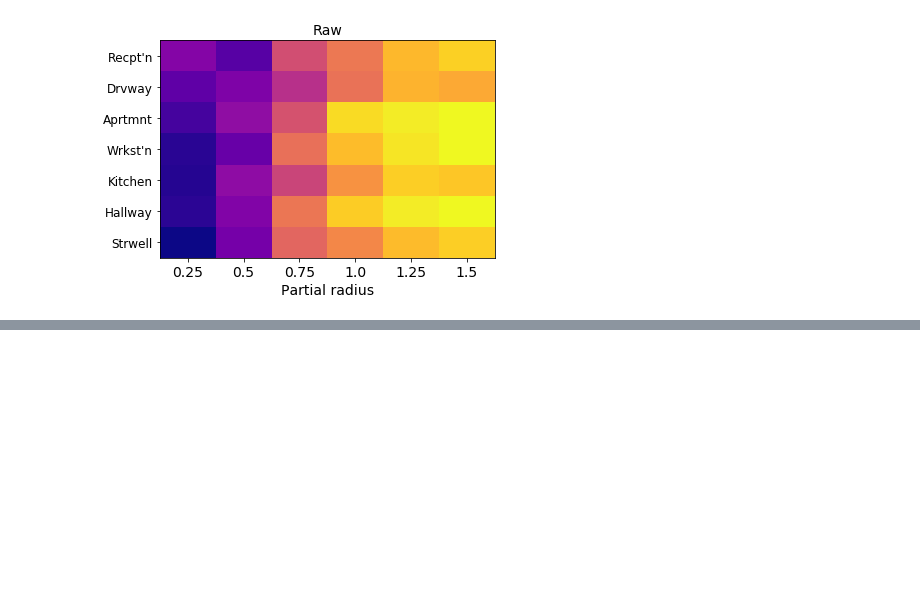
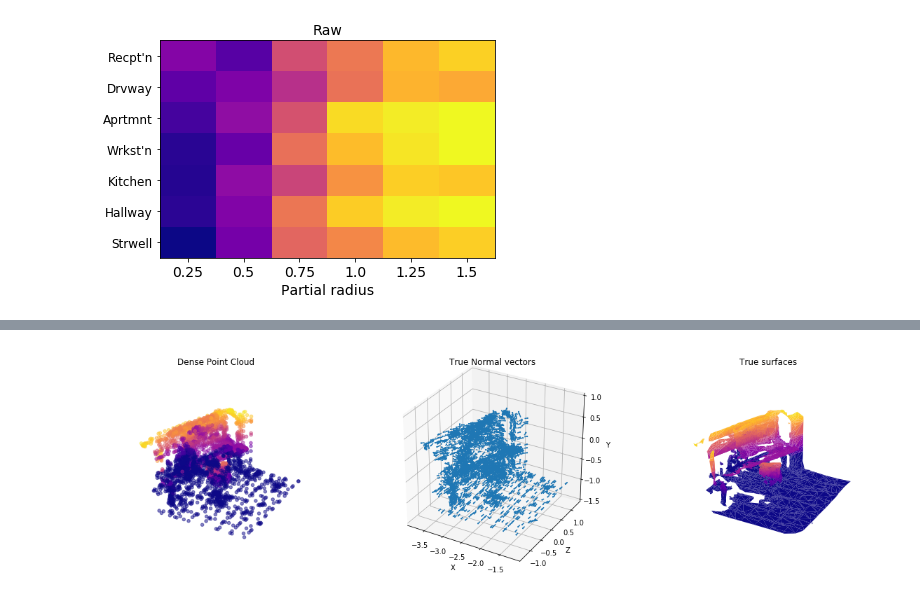
Before and after one commit to spatial-privacy/3d-spatial-privacy, a Jupyter notebook: spatial-properties.ipynb, the cells around one changed output, grey strips where cells are left out. Cells and saved outputs as stored; diff of their text form; code cells hidden in the pictures; blank space fills up the shorter version.

```diff
--- a/spatial-properties.ipynb
+++ b/spatial-properties.ipynb
@@ -1608,0 +2208,82 @@ plt.yticks(np.arange(0,7,1),contiguous_names_short,fontsize = 12)
+# %%
+# pointCollection --> object_number, vertices, vertex normals, polygonswith open('many_ransac_generalizedPointCollection.pickle','rb') as f:
+
+with open('../../mr-3d/centeredPointCollection.pickle','rb') as f:
+    centeredPointCollection = pickle.load(f)
+
+space = 3
+sample = 9
+
+fig=plt.figure(figsize=(20, 20)) ##fig=plt.figure(figsize=(80, 80))
+
+descriptor_resolution = 10
+
+ax0 = fig.add_subplot(3,3,1, projection='3d')
+ax0.set_xlabel('X')
+ax0.set_ylabel('Z')
+ax0.set_zlabel('Y')
+ax0.set_zlim(-1.5,1)
+ax0.set_title('Dense Point Cloud')
+
+ax1 = fig.add_subplot(3,3,3, projection='3d')
+ax1.set_xlabel('X')
+ax1.set_ylabel('Z')
+ax1.set_zlabel('Y')
+ax1.set_zlim(-1.5,1)
+ax1.set_title('True surfaces')
+
+ax4 = fig.add_subplot(3,3,2, projection='3d')
+ax4.set_xlabel('X')
+ax4.set_ylabel('Z')
+ax4.set_zlabel('Y')
+ax4.set_zlim(-1.5,1)
+ax4.set_title('True Normal vectors')
+
+object_name =  centeredPointCollection[space][0]
+pointCloud = np.asarray(centeredPointCollection[space][1])
+triangles = np.asarray(centeredPointCollection[space][2])
+
+#pointCloud = np.concatenate((pointCloud,normals),axis = 1)
+
+print(object_name,pointCloud.shape, triangles.shape)
+
+t0 = time.time()
+
+X = pointCloud[:,0]
+Y = pointCloud[:,1]
+Z = pointCloud[:,2]
+
+ax0.set_xlim(min(X), max(X))
+ax0.set_ylim(min(-Z), max(-Z))
+ax1.set_xlim(min(X), max(X))
+ax1.set_ylim(min(-Z), max(-Z))
+
+try:
+    imT = ax0.scatter(
+        X,-Z,Y,
+        c = Y,
+        cmap = mpl.cm.plasma,
+        vmin = -0.7, vmax = 0.35,
+        alpha = 0.5
+    )#,c=t_l_s_[:,-1])
+    #imT.set_clim(0.0, 1.0)
+    #cbarT = fig.colorbar(imT, ax=ax0)
+    #cbarT.ax.set_ylabel('Local self-similarity ({} neighbors)'.format(len(t_k_[0])))
+
+    ax1.plot_trisurf(
+        X, -Z, Y,
+        triangles=triangles,
+        cmap=plt.cm.plasma,
+        vmin = -0.7, vmax = 0.35
+    )
+
+    ax4.quiver(X, -Z, Y,
+               pointCloud[:,3], -pointCloud[:,4], pointCloud[:,5],length=0.1)#, cmap=plt.cm.Spectral)
+
+except Exception as ex:
+    print(ex)
+    pass
+
+ax0.set_axis_off()
+ax1.set_axis_off()
+# %% [output]
@@ -1608,0 +2291 @@ plt.yticks(np.arange(0,7,1),contiguous_names_short,fontsize = 12)
+[figure, added]
```
Also changed, not shown: parts of 22 cells of this notebook, 20 other files.
